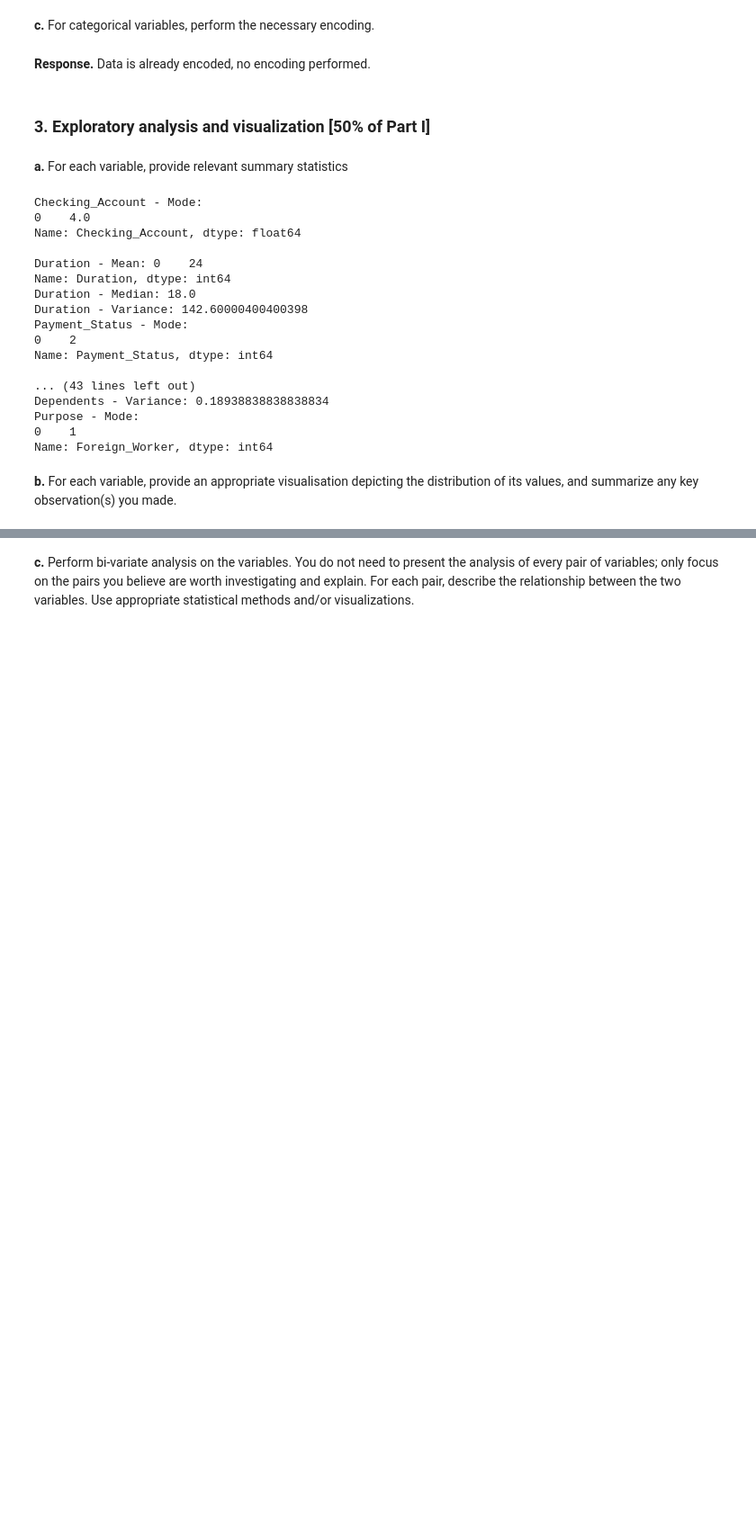
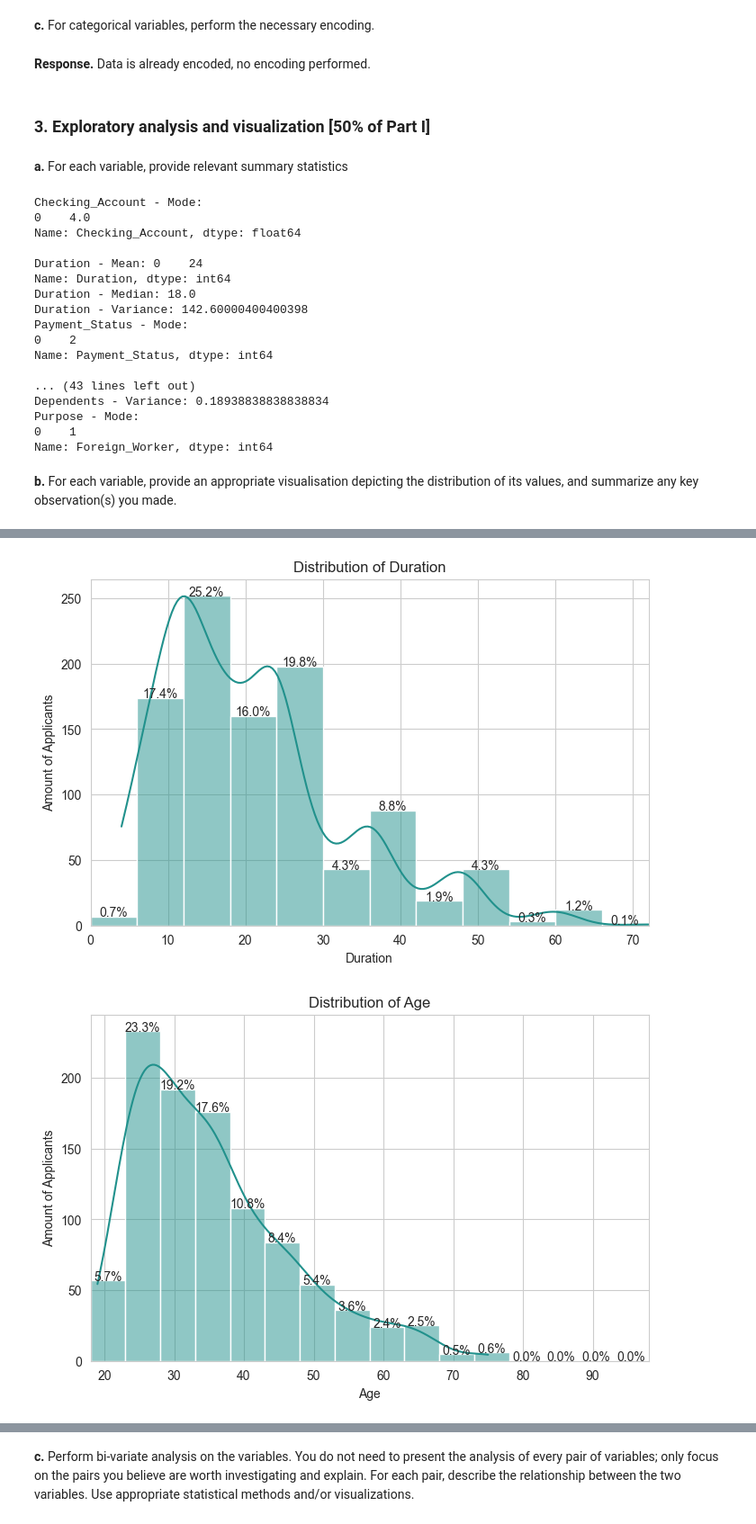
Before and after one commit to BradSquare/credit-105, a Jupyter notebook: CS105 Project Submission Part I 2025 (2).ipynb, the cells around one changed output, grey strips where cells are left out. Shown at 90% size. Drawn from its saved outputs; the diff is of its cells as text; code cells hidden in the pictures; blank space fills up the shorter version.

```diff
--- a/CS105 Project Submission Part I 2025 (2).ipynb
+++ b/CS105 Project Submission Part I 2025 (2).ipynb
@@ -135,6 +135,8 @@ print(len(id))
 
 # Find invalid values (less than 1 or greater than 4) for Residence_Length
 invalid_values = credit[(credit["Residence_Length"] < 1) | (credit["Residence_Length"] > 4)]
+
+credit = credit[credit["Foreign_Worker"].isin([1, 2])]
 
 # Print results
 if not invalid_values.empty:
@@ -310,0 +259,70 @@ plt.show()
+# %%
+#**Response.**
+sns.set_style("whitegrid")
+# print("The majority of applicants are skilled employees/officials, while unskilled residents and management/self-employed make up smaller groups, with unemployed/unskilled non-residents being the smallest.")
+# print("The number of applicants with 1 existing credit is significantly higher than those with 2, 3, or 4 dependents, with applicants having 4 existing credits representing a minority.")
+# print("The majority of applicants (80.1%) have 1 dependent, while 14.9% have 2 dependents, and only 5.0% have no dependents.")
+
+#get graph for distribution of purpose
+# categorical_data = ["Checking_Account", "Payment_Status", "Purpose", "Savings_Account", "Employment", "Installment", "Personal_Status", "Guarantors", "Residence_Length", "Assets", "Existing_Credits", "Housing_Type", "Num_Credits", "Occupation", "Foreign_Worker", "Dependents"]
+# for category in categorical_data:
+#     data = credit.groupby(category).size()
+#     plt.figure(figsize=(8, 5))
+#     xs = data.index
+#     ys = data
+#     ax = plt.bar(xs, ys, color=plt.cm.viridis(0.5))
+#     title = "Distribution of " + category
+#     plt.title(title)
+#     plt.xlabel(category)
+#     plt.ylabel("Proportion of Applicant")
+#     plt.xticks(xs)
+#     for p in ax:
+#         height = p.get_height()
+#         plt.text(p.get_x() + p.get_width() / 2., height + 0.02,  # Adjust vertical positioning with + 0.02
+#                 f'{height/1000:.1%}', ha="center", fontsize=10)
+#     plt.show()
+
+binned_numerical = ["Duration", "Amount", "Age", "Credit_Rating"]
+
+for num in binned_numerical:
+    if num == "Duration":
+        bin = [x for x in range(0, 75, 6)]
+    if num == "Amount":
+        bin == [x for x in range(0, 19000, 1000)]
+        print(bin)
+    if num == "Age":
+        bin = [x for x in range(18, 100, 5)]
+    if num == "Credit_Rating":
+        bin = [x for x in range(0, 105, 5)]
+    plt.figure(figsize=(8,5))
+    ax = sns.histplot(credit[num], bins= bin, kde=True, color=plt.cm.viridis(0.5))
+    title = "Distribution of " + num
+    plt.title(title)
+    plt.xlabel(num)
+    plt.ylabel("Amount of Applicants")
+    plt.margins(x=0)
+    for p in ax.patches:
+        height = p.get_height()
+        percentage = (height / 1000) * 100  # Calculate percentage
+        # Add the text label at the top of each bar
+        plt.text(p.get_x() + p.get_width() / 2., height + 0.02,  # Adjust vertical positioning with + 0.02
+                f'{percentage:.1f}%', ha="center", fontsize=10)
+    plt.show()
+
+#Distribution of credit amount
+plt.figure(figsize=(8,5))
+ax = sns.histplot(credit["Amount"], bins=[x for x in range(0, 19000, 1000)], kde=True, color=plt.cm.viridis(0.5))
+plt.title("Distribution of Credit Amount")
+plt.xlabel("Amount")
+plt.ylabel("Amount of Applicants")
+plt.margins(x=0)
+for p in ax.patches:
+    height = p.get_height()
+    percentage = (height / 1000) * 100  # Calculate percentage
+    # Add the text label at the top of each bar
+    plt.text(p.get_x() + p.get_width() / 2., height + 0.02,  # Adjust vertical positioning with + 0.02
+             f'{percentage:.1f}%', ha="center", fontsize=10)
+plt.show()
+# %% [output]
+[figure, added]
+[figure, added]
```
Also changed, not shown: parts of 2 cells of this notebook.
